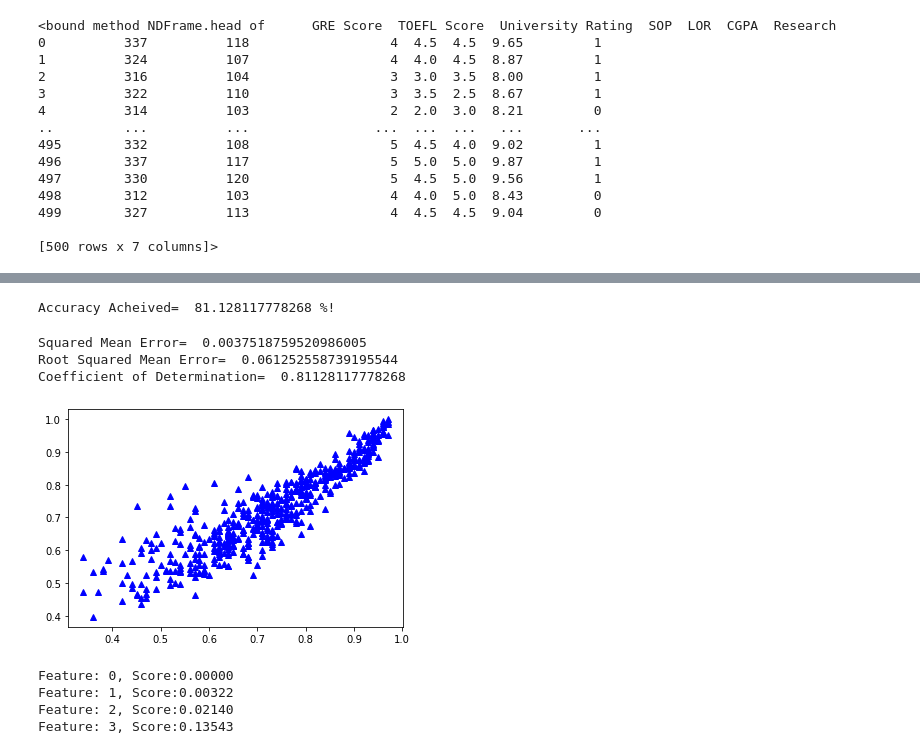
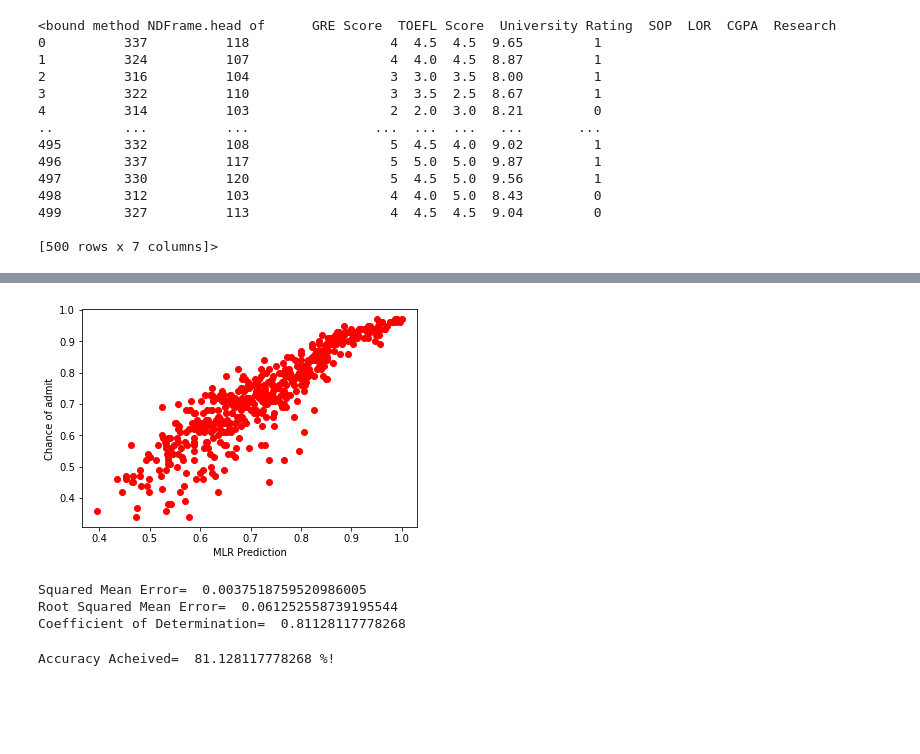
Before and after one commit to amogh2004/Automated-Admission-Prediction, a Jupyter notebook: MLR3.ipynb, the cells around one changed output, grey strips where cells are left out. Saved outputs shown, nothing was run; the diff lists cells and outputs as text; code cells hidden in the pictures; blank space fills up the shorter version.

```diff
--- a/MLR3.ipynb
+++ b/MLR3.ipynb
@@ -174,29 +192,23 @@ pred = lr.predict(x_opt)
+# %%
+plt.xlabel('MLR Prediction')
+plt.ylabel('Chance of admit')
+#plt.plot(pred,y_test,color='blue');
+plt.scatter(pred, y, color='red');
+# %% [output]
+[figure, added]
+# %%
+test_set_sme = mean_squared_error(y, pred)
+test_set_rmse = np.sqrt(test_set_sme)
+test_set_r2 = r2_score(y, pred)
+
+print("Squared Mean Error= ", test_set_sme)
+print("Root Squared Mean Error= ", test_set_rmse)
+print("Coefficient of Determination= ", test_set_r2)
+# %% [output]
+Squared Mean Error=  0.0037518759520986005
+Root Squared Mean Error=  0.061252558739195544
+Coefficient of Determination=  0.81128117778268
 # %%
 print("Accuracy Acheived= ", lr.score(x_opt, y)*100,"%!")
 # %% [output]
 Accuracy Acheived=  81.128117778268 %!
-# %%
-test_set_sme = mean_squared_error(y, pred)
-test_set_rmse = np.sqrt(test_set_sme)
-test_set_r2 = r2_score(y, pred)
-
-print("Squared Mean Error= ", test_set_sme)
-print("Root Squared Mean Error= ", test_set_rmse)
-print("Coefficient of Determination= ", test_set_r2)
-# %% [output]
-Squared Mean Error=  0.0037518759520986005
-Root Squared Mean Error=  0.061252558739195544
-Coefficient of Determination=  0.81128117778268
-# %%
-plt.plot(y,pred,'^',color='blue');
-# %% [output]
-[figure, removed]
-# %%
-f_imp = lr.coef_
-for i, v in enumerate(f_imp):
-    print('Feature: %0d, Score:%.5f'%(i,v))
-# %% [output]
-Feature: 0, Score:0.00000
-Feature: 1, Score:0.00322
-Feature: 2, Score:0.02140
-Feature: 3, Score:0.13543
```
Also changed, not shown: parts of 6 cells of this notebook, 1 other file.
